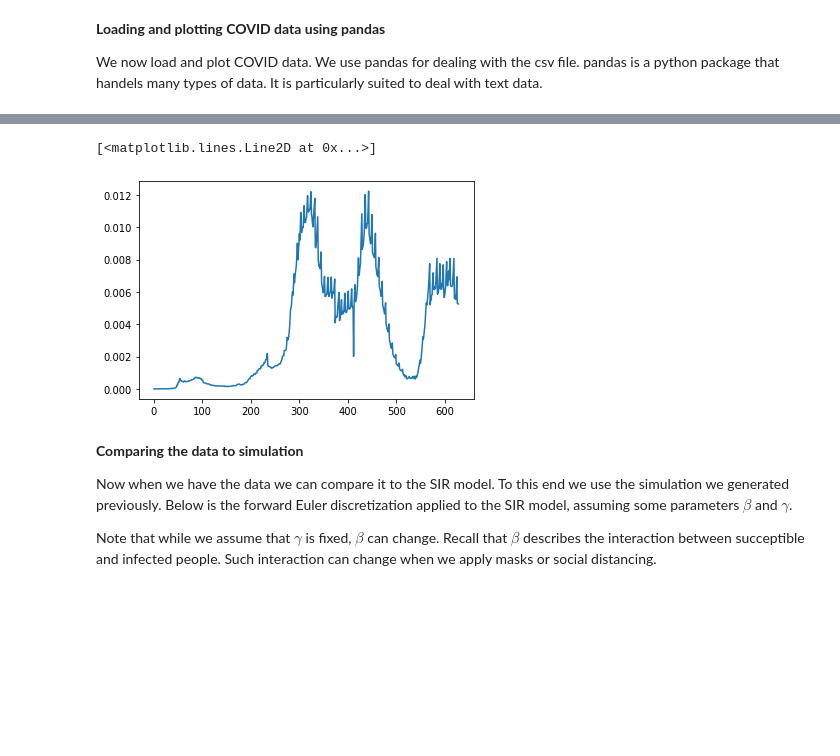
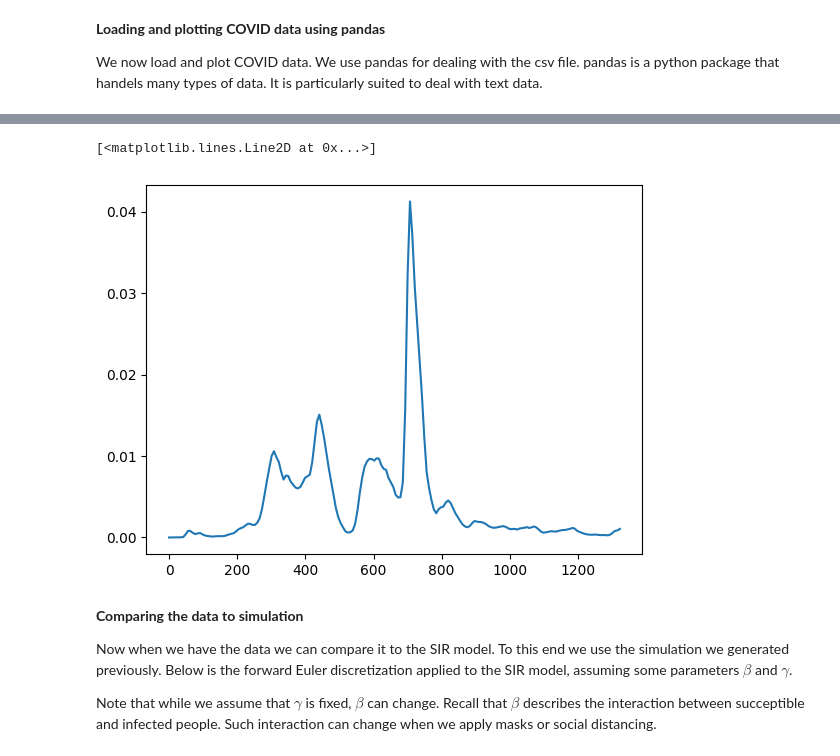
Before and after one commit to eldadHaber/EOAS555, a Jupyter notebook: SDSIR.ipynb, the cells around one changed output, grey strips where cells are left out. Cells and saved outputs as stored; diff of their text form; code cells hidden in the pictures; blank space fills up the shorter version.

```diff
--- a/SDSIR.ipynb
+++ b/SDSIR.ipynb
@@ -76,24 +74,24 @@ Index(['pruid', 'prname', 'prnameFR', 'date', 'update', 'numconf', 'numprob',
 # %%
 # Take the date column
 T = A.date
 # Convert it to dtype date
 T = pd.to_datetime(T)
 # Make it day number
 base_date = T.min()
 t = T.map(lambda date : (pd.Timestamp(date) - base_date).days )
 
 # get the number of confirmed cases per day
-Iobs = pd.to_numeric(A.numactive)
+Iobs = pd.to_numeric(A.numtotal_last14)
 
 t = t.to_numpy()
 Iobs = Iobs.to_numpy()
 # Normalize S relative to exposed BC pop
 Iobs = Iobs/1e6
 # plot the number of active cases
 plt.plot(t,Iobs)
 # %% [output]
 [<matplotlib.lines.Line2D at 0x...>]
-[figure, old version]
+[figure, new version]
 # %% [markdown]
 **Comparing the data to simulation**
 
```
Also changed, not shown: parts of 8 cells of this notebook.
